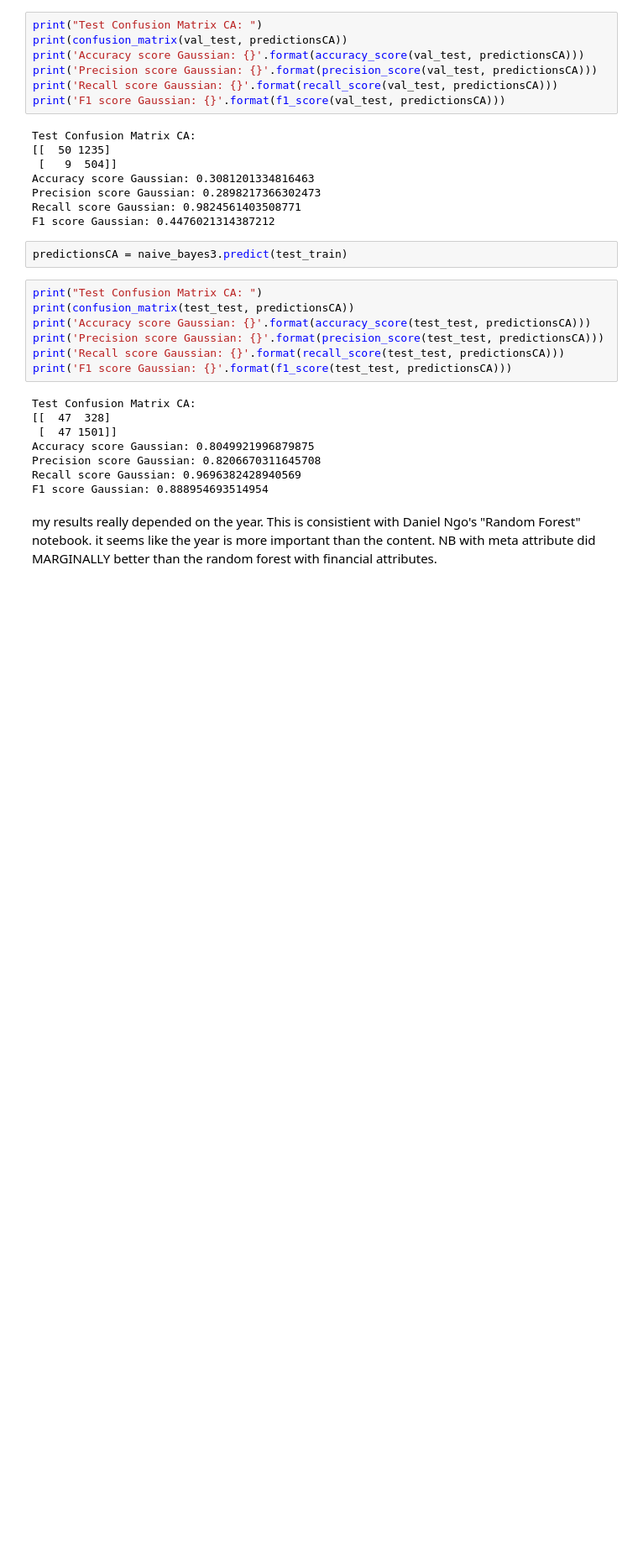
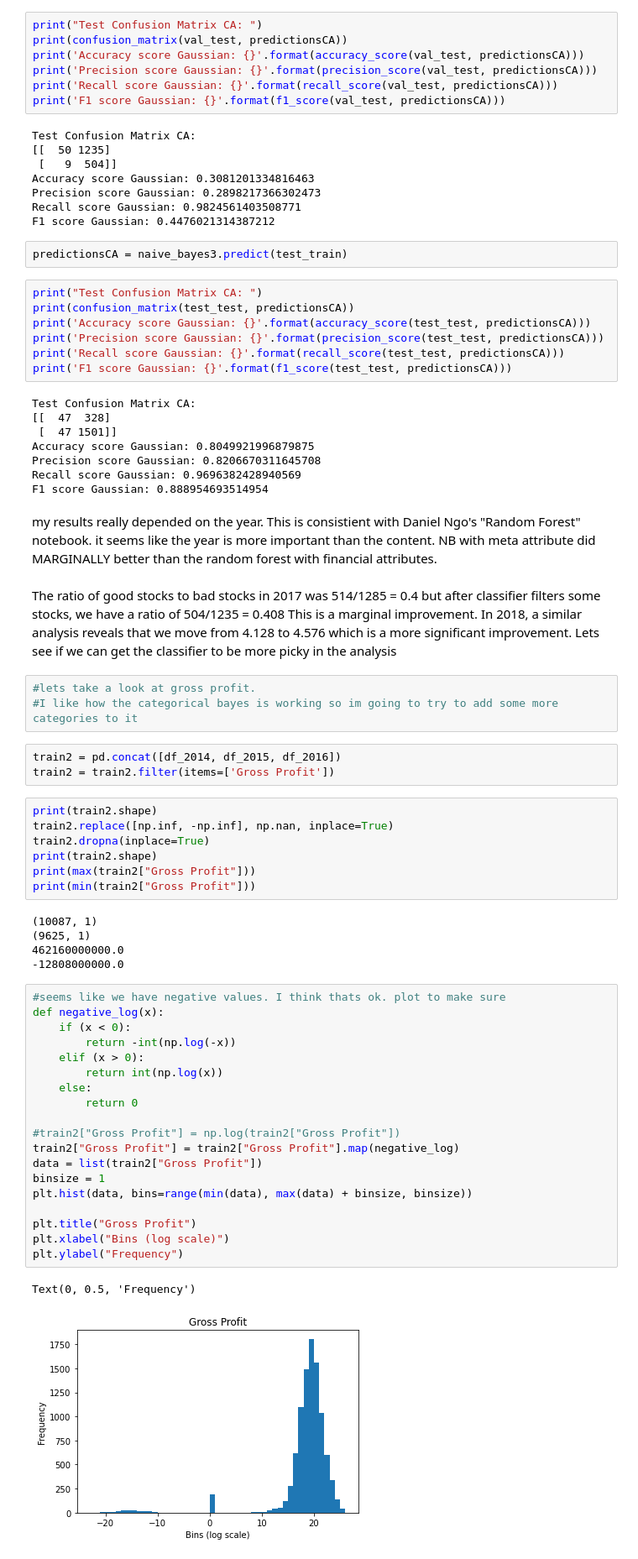
Before and after one commit to DanielNgo207/DataMiningS21, a Jupyter notebook: Bayes.ipynb, the cells around one changed output. Shown: that part at 84% size. Cells and saved outputs as stored; diff of their text form; blank space fills up the shorter version.

Commit message:
added more dimentional analysis

```diff
--- a/Bayes.ipynb
+++ b/Bayes.ipynb
@@ -281,3 +281,46 @@ F1 score Gaussian: 0.888954693514954
 # %% [markdown]
 my results really depended on the year. This is consistient with Daniel Ngo's "Random Forest" notebook.
 it seems like the year is more important than the content. NB with meta attribute did MARGINALLY better than the random forest with financial attributes.
+# %% [markdown]
+The ratio of good stocks to bad stocks in 2017 was 514/1285 = 0.4 but after classifier filters some stocks, we have a ratio of 504/1235 = 0.408 This is a marginal improvement.
+In 2018, a similar analysis reveals that we move from 4.128 to 4.576 which is a more significant improvement. Lets see if we can get the classifier to be more picky in the analysis
+# %%
+#lets take a look at gross profit.
+#I like how the categorical bayes is working so im going to try to add some more categories to it
+# %%
+train2 = pd.concat([df_2014, df_2015, df_2016])
+train2 = train2.filter(items=['Gross Profit'])
+# %%
+print(train2.shape)
+train2.replace([np.inf, -np.inf], np.nan, inplace=True)
+train2.dropna(inplace=True)
+print(train2.shape)
+print(max(train2["Gross Profit"]))
+print(min(train2["Gross Profit"]))
+# %% [output]
+(10087, 1)
+(9625, 1)
+462160000000.0
+-12808000000.0
+# %%
+#seems like we have negative values. I think thats ok. plot to make sure
+def negative_log(x):
+    if (x < 0):
+        return -int(np.log(-x))
+    elif (x > 0):
+        return int(np.log(x))
+    else:
+        return 0
+
+#train2["Gross Profit"] = np.log(train2["Gross Profit"])
+train2["Gross Profit"] = train2["Gross Profit"].map(negative_log)
+data = list(train2["Gross Profit"])
+binsize = 1
+plt.hist(data, bins=range(min(data), max(data) + binsize, binsize))
+
+plt.title("Gross Profit")
+plt.xlabel("Bins (log scale)")
+plt.ylabel("Frequency")
+# %% [output]
+Text(0, 0.5, 'Frequency')
+[figure, added]
```
Also changed, not shown: parts of 8 cells of this notebook, 1 other file.
